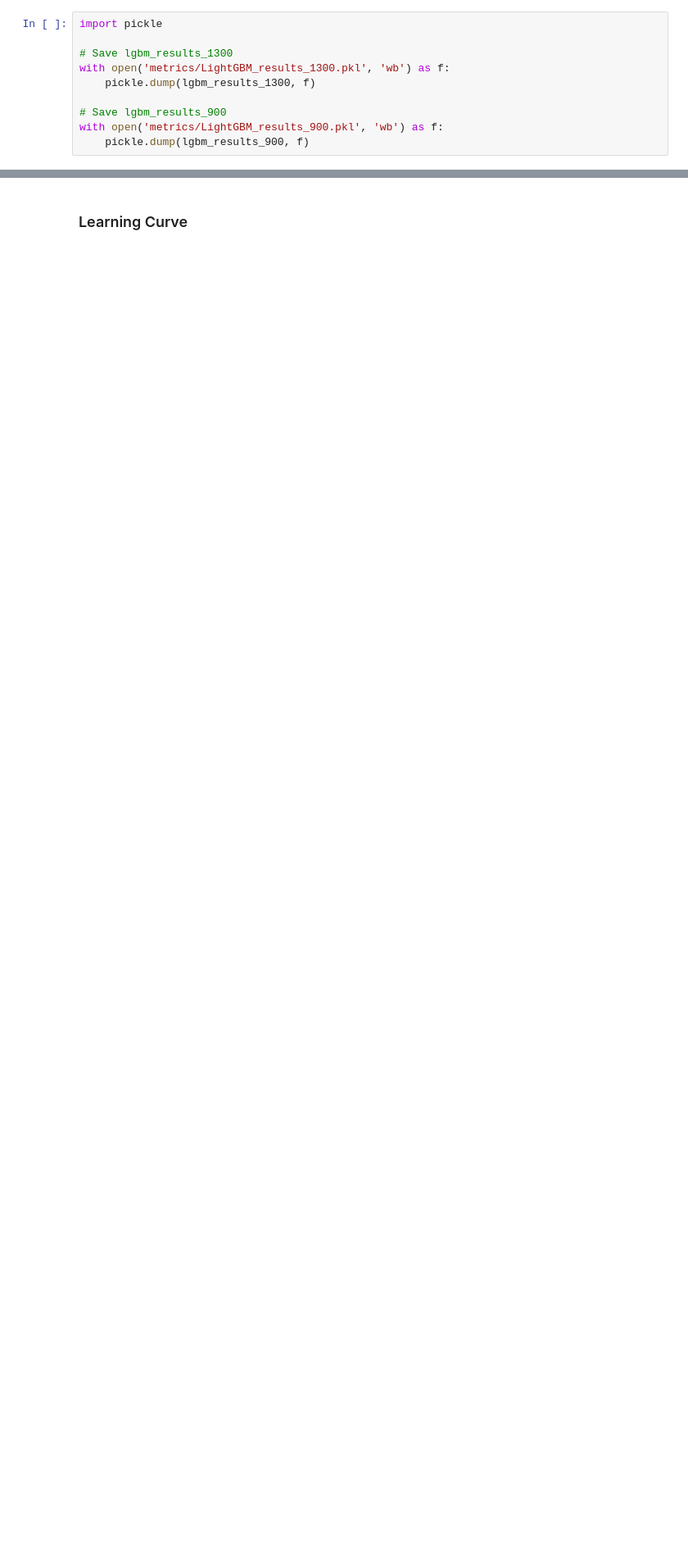
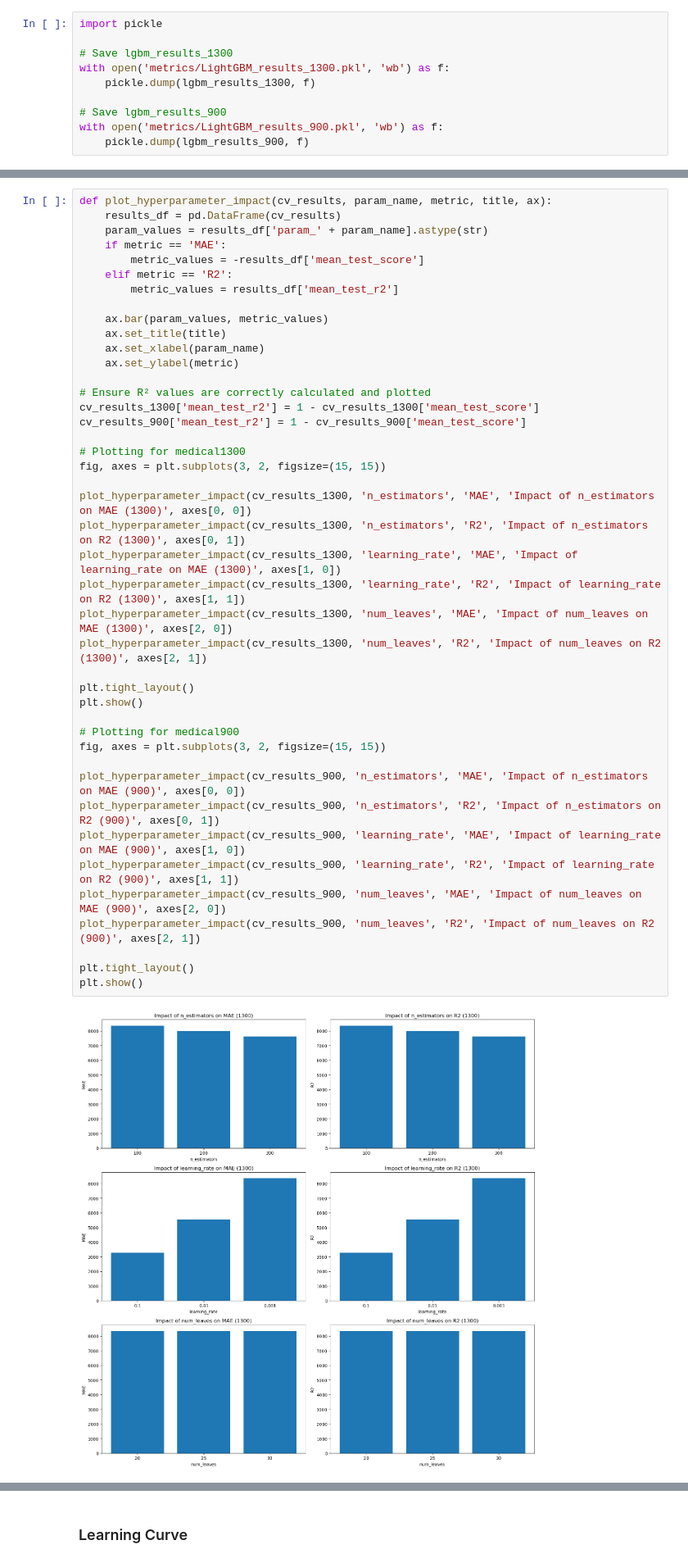
Before and after one commit to rizkyyusfian/Healthcare_Cost_Prediction, a Jupyter notebook: main.ipynb, the cells around one changed output, grey strips where cells are left out. Shown at 82% size. Saved outputs shown, nothing was run; the diff lists cells and outputs as text; blank space fills up the shorter version.

```diff
--- a/main.ipynb
+++ b/main.ipynb
@@ -186,0 +189,45 @@ print(lgbm_metrics)
+# %%
+def plot_hyperparameter_impact(cv_results, param_name, metric, title, ax):
+    results_df = pd.DataFrame(cv_results)
+    param_values = results_df['param_' + param_name].astype(str)
+    if metric == 'MAE':
+        metric_values = -results_df['mean_test_score']
+    elif metric == 'R2':
+        metric_values = results_df['mean_test_r2']
+
+    ax.bar(param_values, metric_values)
+    ax.set_title(title)
+    ax.set_xlabel(param_name)
+    ax.set_ylabel(metric)
+
+# Ensure R² values are correctly calculated and plotted
+cv_results_1300['mean_test_r2'] = 1 - cv_results_1300['mean_test_score']
+cv_results_900['mean_test_r2'] = 1 - cv_results_900['mean_test_score']
+
+# Plotting for medical1300
+fig, axes = plt.subplots(3, 2, figsize=(15, 15))
+
+plot_hyperparameter_impact(cv_results_1300, 'n_estimators', 'MAE', 'Impact of n_estimators on MAE (1300)', axes[0, 0])
+plot_hyperparameter_impact(cv_results_1300, 'n_estimators', 'R2', 'Impact of n_estimators on R2 (1300)', axes[0, 1])
+plot_hyperparameter_impact(cv_results_1300, 'learning_rate', 'MAE', 'Impact of learning_rate on MAE (1300)', axes[1, 0])
+plot_hyperparameter_impact(cv_results_1300, 'learning_rate', 'R2', 'Impact of learning_rate on R2 (1300)', axes[1, 1])
+plot_hyperparameter_impact(cv_results_1300, 'num_leaves', 'MAE', 'Impact of num_leaves on MAE (1300)', axes[2, 0])
+plot_hyperparameter_impact(cv_results_1300, 'num_leaves', 'R2', 'Impact of num_leaves on R2 (1300)', axes[2, 1])
+
+plt.tight_layout()
+plt.show()
+
+# Plotting for medical900
+fig, axes = plt.subplots(3, 2, figsize=(15, 15))
+
+plot_hyperparameter_impact(cv_results_900, 'n_estimators', 'MAE', 'Impact of n_estimators on MAE (900)', axes[0, 0])
+plot_hyperparameter_impact(cv_results_900, 'n_estimators', 'R2', 'Impact of n_estimators on R2 (900)', axes[0, 1])
+plot_hyperparameter_impact(cv_results_900, 'learning_rate', 'MAE', 'Impact of learning_rate on MAE (900)', axes[1, 0])
+plot_hyperparameter_impact(cv_results_900, 'learning_rate', 'R2', 'Impact of learning_rate on R2 (900)', axes[1, 1])
+plot_hyperparameter_impact(cv_results_900, 'num_leaves', 'MAE', 'Impact of num_leaves on MAE (900)', axes[2, 0])
+plot_hyperparameter_impact(cv_results_900, 'num_leaves', 'R2', 'Impact of num_leaves on R2 (900)', axes[2, 1])
+
+plt.tight_layout()
+plt.show()
+# %% [output]
+[figure, added]
```
Also changed, not shown: parts of 14 cells of this notebook, 14 other files.
